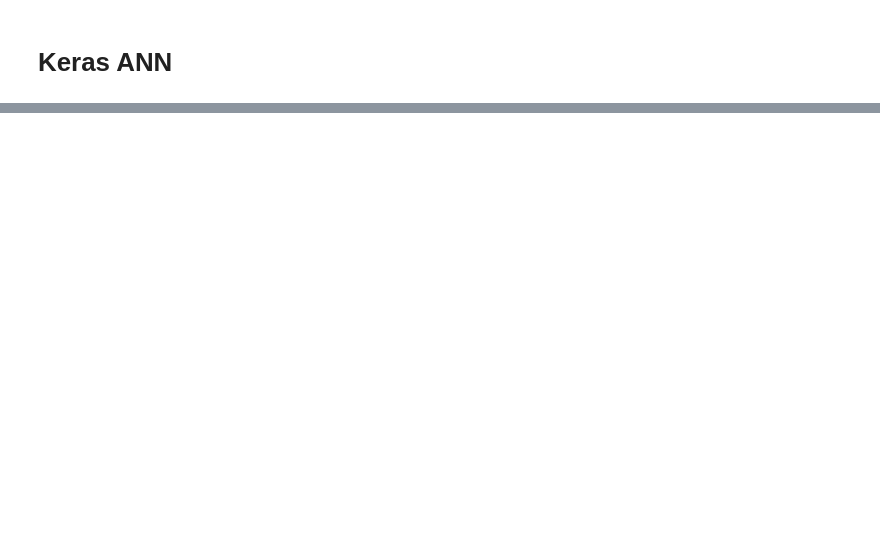
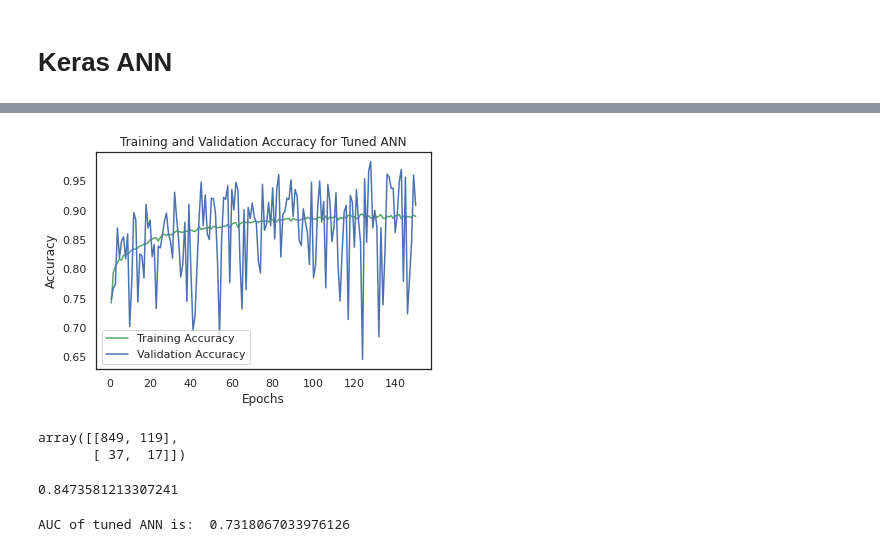
Before and after one commit to PrakritiAilavadi/Kaggle, a Jupyter notebook: stroke-prediction-eda-modelling.ipynb, the cells around one changed output, grey strips where cells are left out. Saved outputs shown, nothing was run; the diff lists cells and outputs as text; code cells hidden in the pictures; blank space fills up the shorter version.

```diff
--- a/stroke-prediction-eda-modelling.ipynb
+++ b/stroke-prediction-eda-modelling.ipynb
@@ -988,0 +1167,15 @@ plt.show()
+# %%
+# Training and Validation accuracy plot
+training_accuracy = model.history['accuracy']
+validation_accuracy = model.history['val_accuracy']
+epochs = range(1,151)
+
+plt.plot(epochs, training_accuracy, 'g', label= 'Training Accuracy')
+plt.plot(epochs, validation_accuracy, 'b', label = 'Validation Accuracy')
+plt.title('Training and Validation Accuracy for Tuned ANN')
+plt.xlabel('Epochs')
+plt.ylabel('Accuracy')
+plt.legend()
+plt.show()
+# %% [output]
+[figure, added]
@@ -988,0 +1195,18 @@ plt.show()
+# %%
+cm = confusion_matrix(y_test, y_pred_result)
+cm
+# %% [output]
+array([[849, 119],
+       [ 37,  17]])
+# %%
+accuracy_test = accuracy_score(y_test, y_pred_result)
+accuracy_test
+# %% [output]
+0.8473581213307241
+# %%
+false_positive_rate, true_positive_rate, thresholds = roc_curve(y_test, y_pred)
+roc_auc_score = auc(false_positive_rate, true_positive_rate)
+roc1 = roc_auc_score
+print("AUC of tuned ANN is: ", roc_auc_score)
+# %% [output]
+AUC of tuned ANN is:  0.7318067033976126
```
Also changed, not shown: parts of 22 cells of this notebook.
